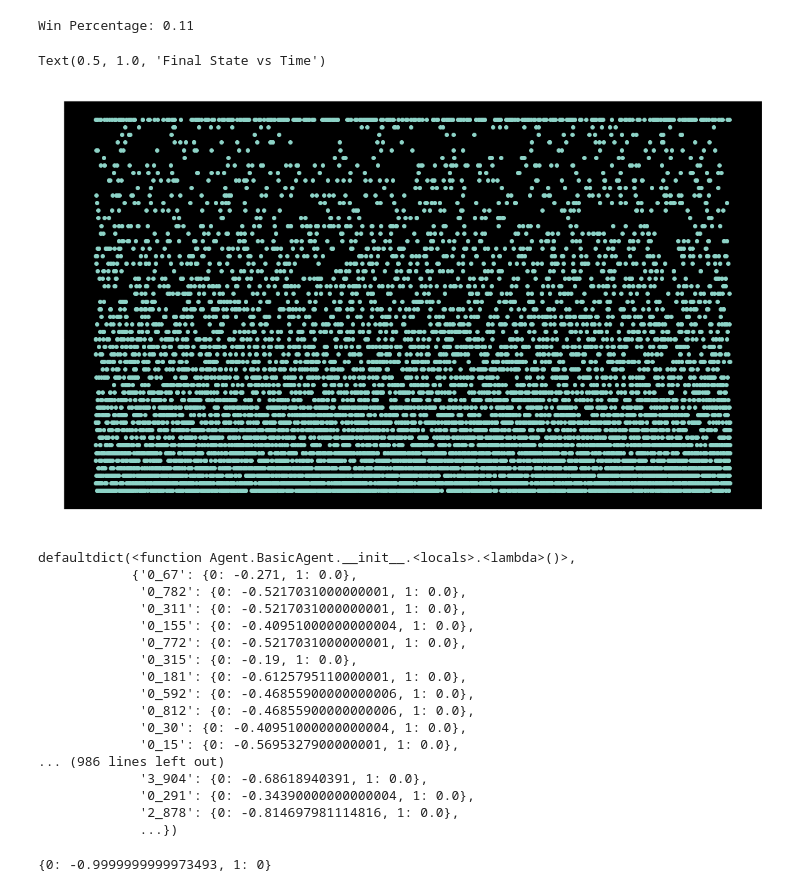
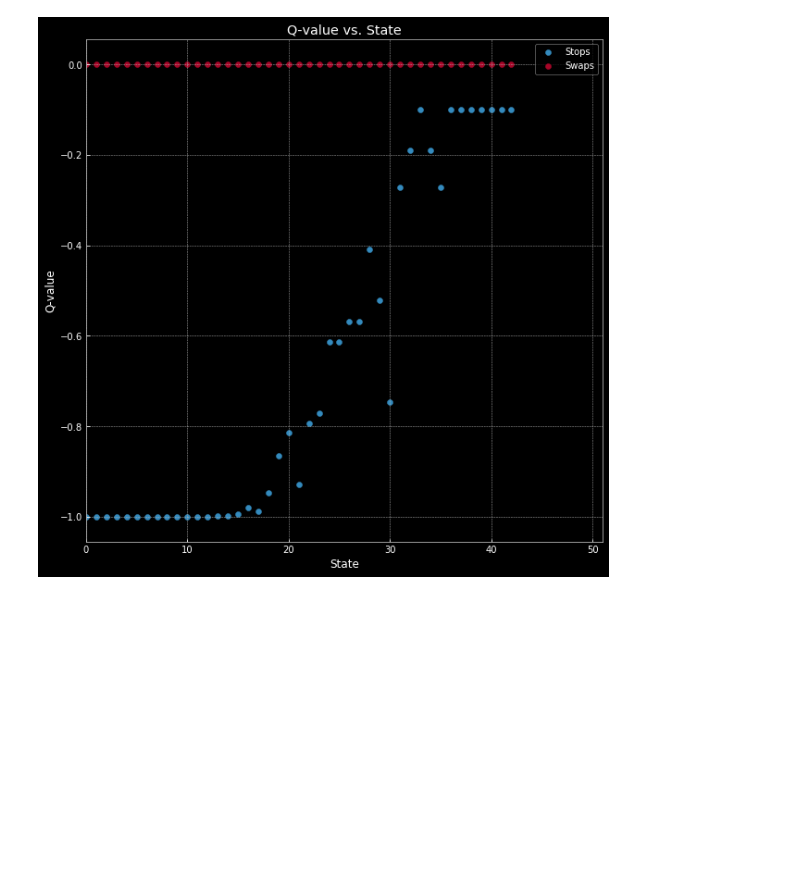
Before and after one commit to EricaHD/GettingGoodAtGoogol, a Jupyter notebook: SarsaTraining.ipynb, the cells around one changed output. Saved outputs shown, nothing was run; the diff lists cells and outputs as text; code cells hidden in the pictures; blank space fills up the shorter version.

Commit message:
Added optimalAgent, plot_utils

```diff
--- a/SarsaTraining.ipynb
+++ b/SarsaTraining.ipynb
@@ -4,12 +4,16 @@ import random
 
 import numpy as np
 
-from GoogolGame import Game
-from Agent import SarsaAgent,QAgent
+from googol_game import Game
+from agent import SarsaAgent, QAgent, OptimalAgent
+from plot_utils import setDefault, plotQValues
+
+import pickle as pkl
 
 import matplotlib.pyplot as plt
 %matplotlib inline
-plt.style.use(['dark_background'])
+
+set_default()
 # %%
 reward_fn =lambda win: 10 if win else -1
 # %%
@@ -17,9 +31,16 @@ game = Game(lo=1, hi=1000, n_states=50, replace=False, reward_fn=reward_fn)
+# %%
+agent = OptimalAgent(50)
+
+n_games = 100_000
+
+game.autoTrain(agent, n_games, False)
+
+print("Win Percentage: {:.3}".format(agent.wins/n_games))
 # %%
-agent = QAgent(alpha=0.1, gamma=0.5, eps=0.1, eps_decay=1e-5, s_cost=0)
+n_games = 10000
 
-n_games = 100000
-
-game.autoTrain(agent, n_games)
+agent.historyReset()
+game.autoTrain(agent, n_games, False)
 
 print("Win Percentage: {:.3}".format(agent.wins/n_games))
 
@@ -35,41 +52,4 @@ Text(0.5, 1.0, 'Final State vs Time')
-# %%
-n_games = 10000
-
-agent.final_state, agent.rewards, agent.wins = [], [], 0
-game.autoTrain(agent, n_games)
-
-print("Win Percentage: {:.3}".format(agent.wins/n_games))
-
-plt.figure(figsize=(20,12))
-plt.scatter(np.arange(len(agent.final_state)), agent.final_state)
-plt.ylabel("Final State")
-plt.xlabel("Time")
-plt.title("Final State vs Time")
-# %% [output]
-Win Percentage: 0.11
-Text(0.5, 1.0, 'Final State vs Time')
-[figure, removed]
-# %%
-agent.Q
-# %% [output]
-defaultdict(<function Agent.BasicAgent.__init__.<locals>.<lambda>()>,
-            {'0_67': {0: -0.271, 1: 0.0},
-             '0_782': {0: -0.5217031000000001, 1: 0.0},
-             '0_311': {0: -0.5217031000000001, 1: 0.0},
-             '0_155': {0: -0.40951000000000004, 1: 0.0},
-             '0_772': {0: -0.5217031000000001, 1: 0.0},
-             '0_315': {0: -0.19, 1: 0.0},
-             '0_181': {0: -0.6125795110000001, 1: 0.0},
-             '0_592': {0: -0.46855900000000006, 1: 0.0},
-             '0_812': {0: -0.46855900000000006, 1: 0.0},
-             '0_30': {0: -0.40951000000000004, 1: 0.0},
-             '0_15': {0: -0.5695327900000001, 1: 0.0},
-... (986 lines left out)
-             '3_904': {0: -0.68618940391, 1: 0.0},
-             '0_291': {0: -0.34390000000000004, 1: 0.0},
-             '2_878': {0: -0.814697981114816, 1: 0.0},
-             ...})
-# %%
-agent.Q[keys[1000]]
-# %% [output]
-{0: -0.9999999999973493, 1: 0}
+# %%
+plotQValues(agent, 850, 50)
+# %% [output]
+[figure, added]
```
Also changed, not shown: parts of 4 cells of this notebook, 5 other files.
